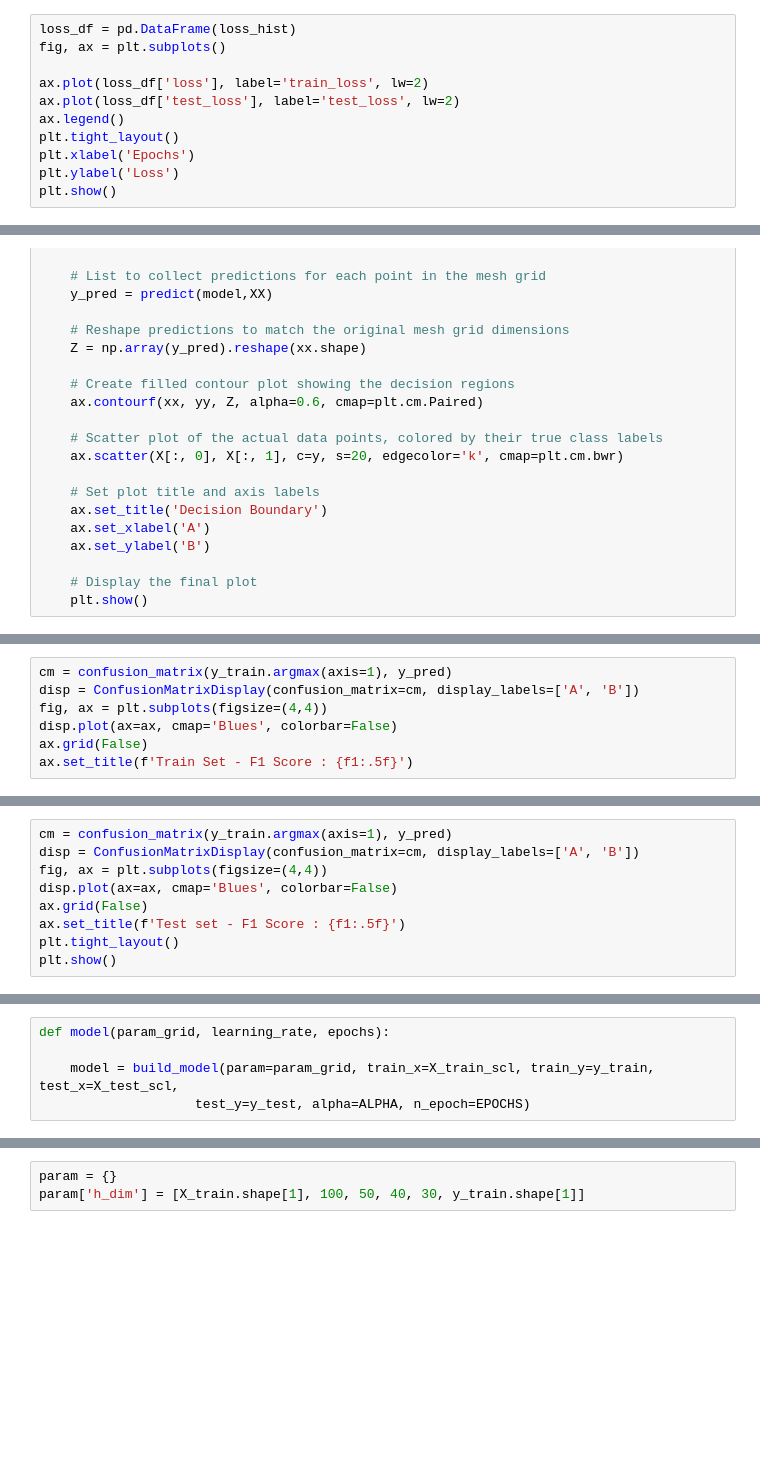
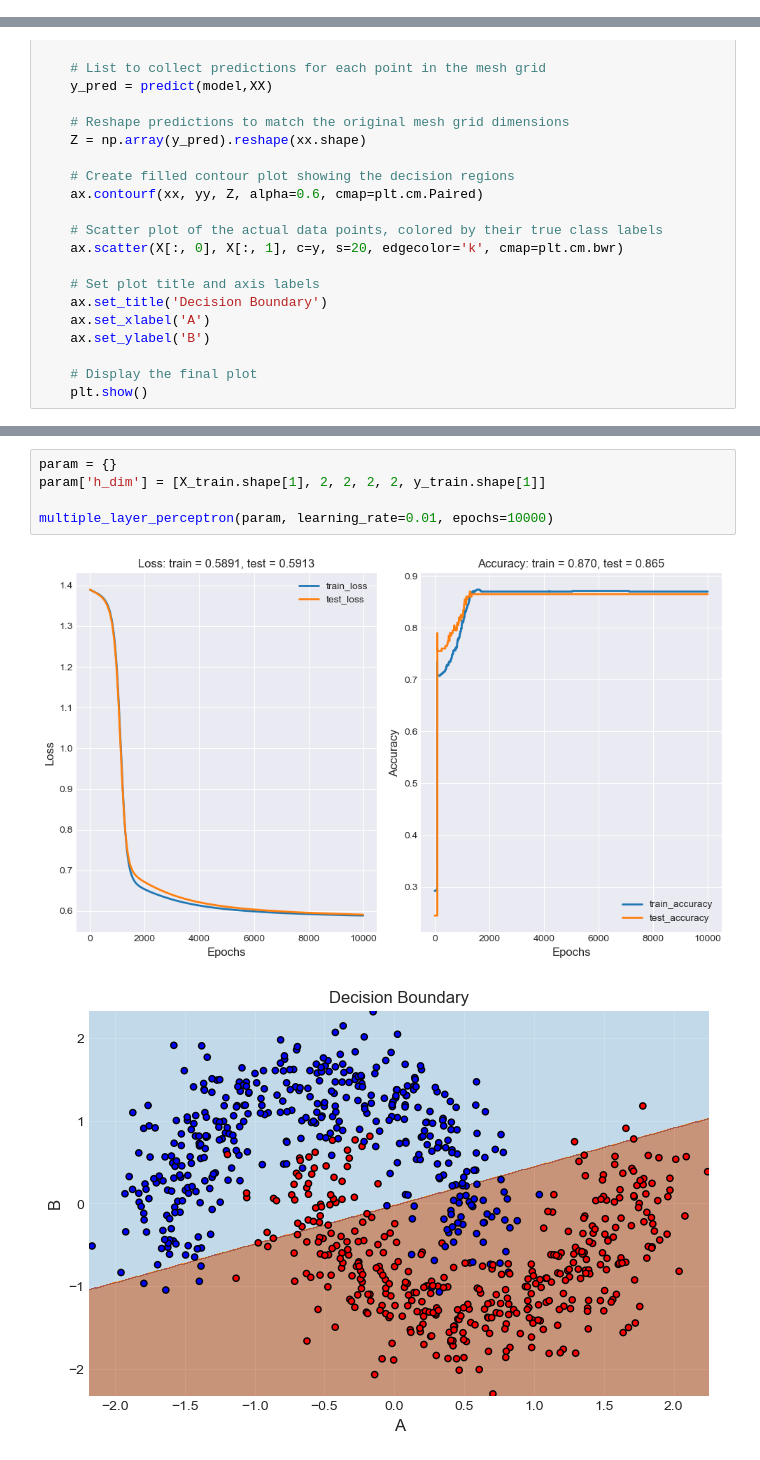
Before and after one commit to DAI-ai-code/DNN, a Jupyter notebook: asg/1_multi_layer_multi_output.ipynb, the cells around one changed output, grey strips where cells are left out. Drawn from its saved outputs; the diff is of its cells as text; blank space fills up the shorter version.

```diff
--- a/asg/1_multi_layer_multi_output.ipynb
+++ b/asg/1_multi_layer_multi_output.ipynb
@@ -366,11 +354,0 @@ epoch - 20000: Loss - 0.15564, Test Loss - 0.08957
-# %%
-loss_df = pd.DataFrame(loss_hist)
-fig, ax = plt.subplots()
-
-ax.plot(loss_df['loss'], label='train_loss', lw=2)
-ax.plot(loss_df['test_loss'], label='test_loss', lw=2)
-ax.legend()
-plt.tight_layout()
-plt.xlabel('Epochs')
-plt.ylabel('Loss')
-plt.show()
@@ -446,7 +396,0 @@ weighted avg       0.97      0.97      0.97       800
-# %%
-cm = confusion_matrix(y_train.argmax(axis=1), y_pred)
-disp = ConfusionMatrixDisplay(confusion_matrix=cm, display_labels=['A', 'B'])
-fig, ax = plt.subplots(figsize=(4,4))
-disp.plot(ax=ax, cmap='Blues', colorbar=False)
-ax.grid(False)
-ax.set_title(f'Train Set - F1 Score : {f1:.5f}')
@@ -466,9 +396,0 @@ f1 = f1_score(y_train.argmax(axis=1), y_pred, average='weighted')
-# %%
-cm = confusion_matrix(y_train.argmax(axis=1), y_pred)
-disp = ConfusionMatrixDisplay(confusion_matrix=cm, display_labels=['A', 'B'])
-fig, ax = plt.subplots(figsize=(4,4))
-disp.plot(ax=ax, cmap='Blues', colorbar=False)
-ax.grid(False)
-ax.set_title(f'Test set - F1 Score : {f1:.5f}')
-plt.tight_layout()
-plt.show()
@@ -478,5 +396,0 @@ Text(0.5, 1.0, 'F1 Score : 0.9712499550780548')
-# %%
-def model(param_grid, learning_rate, epochs):
-
-    model = build_model(param=param_grid, train_x=X_train_scl, train_y=y_train, test_x=X_test_scl,
-                    test_y=y_test, alpha=ALPHA, n_epoch=EPOCHS)
@@ -487,3 +469,8 @@ More neurons, more epochs
 # %%
 param = {}
-param['h_dim'] = [X_train.shape[1], 100, 50, 40, 30, y_train.shape[1]]
+param['h_dim'] = [X_train.shape[1], 2, 2, 2, 2, y_train.shape[1]]
+
+multiple_layer_perceptron(param, learning_rate=0.01, epochs=10000)
+# %% [output]
+[figure, added]
+[figure, added]
```
Also changed, not shown: parts of 28 cells of this notebook, 13 other files.
